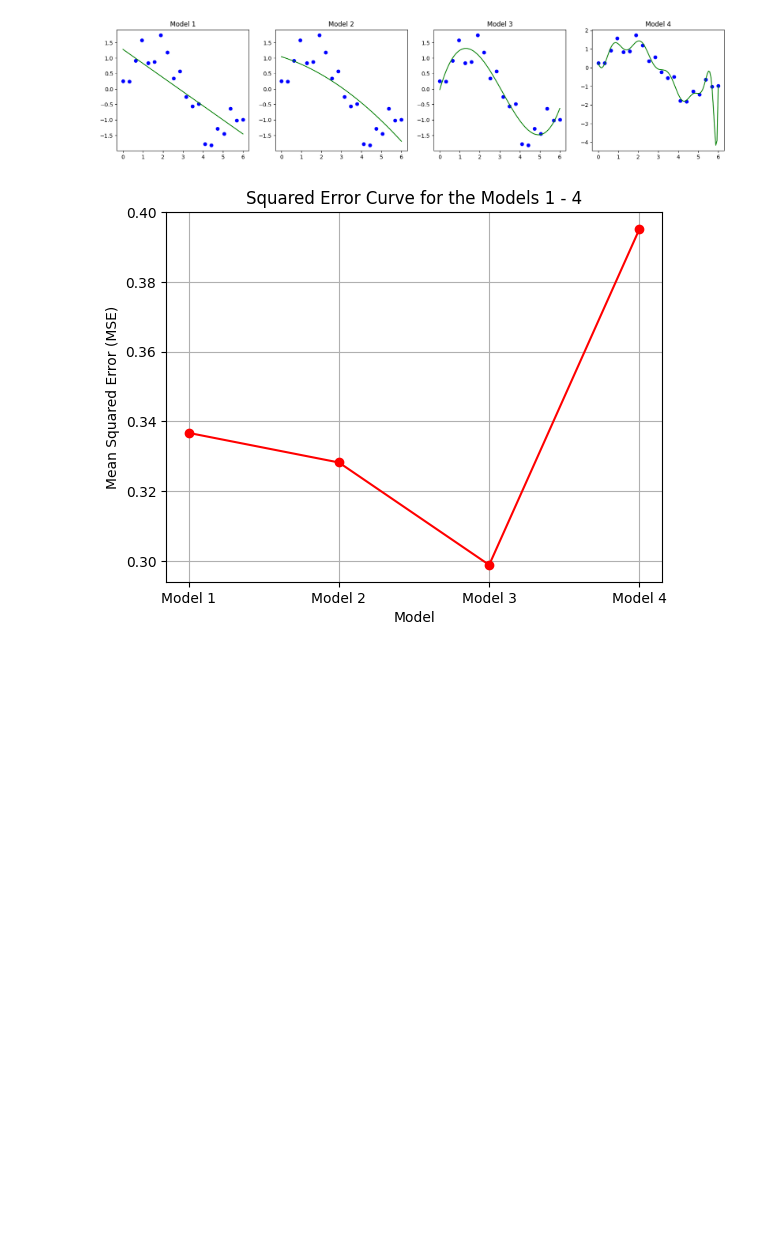
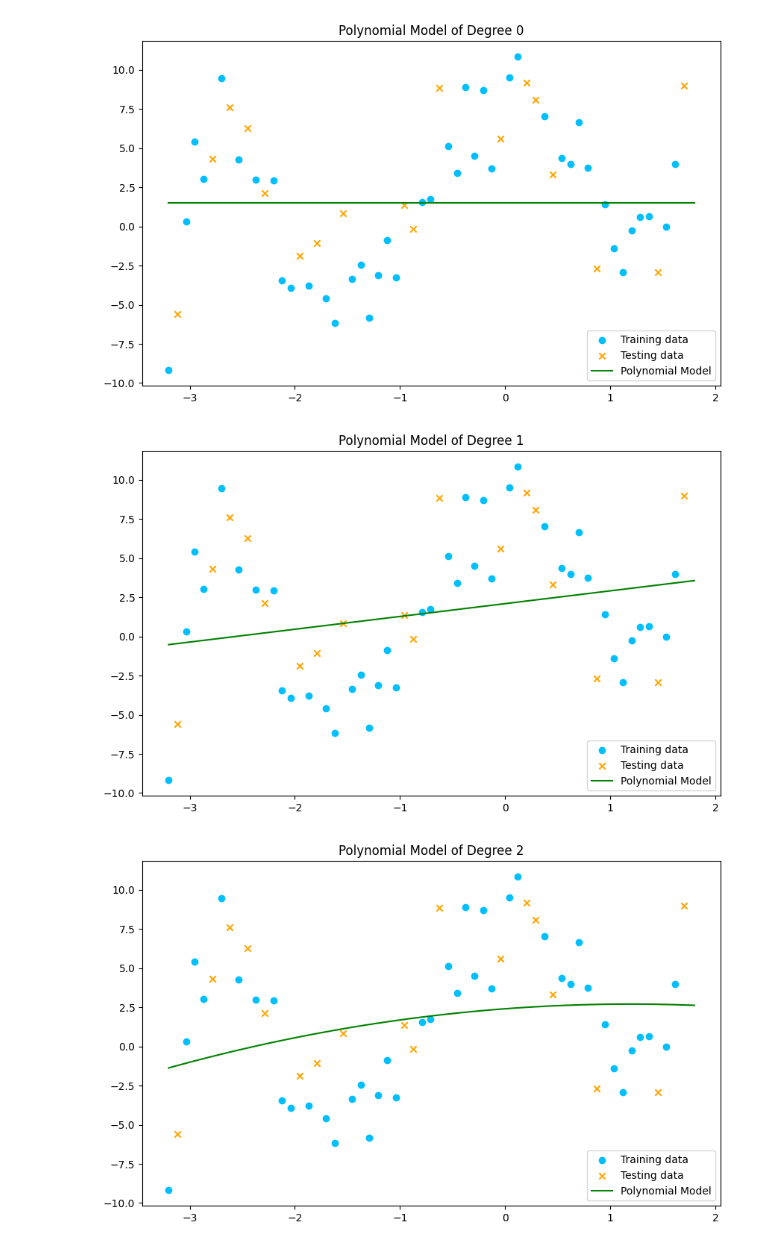
Before and after one commit to raphsenn/ai-notebooks, a Jupyter notebook: machine_learning/regularization/bias_variance_tradeoff.ipynb, the cells around one changed output. Saved outputs shown, nothing was run; the diff lists cells and outputs as text; code cells hidden in the pictures; blank space fills up the shorter version.

```diff
--- a/machine_learning/regularization/bias_variance_tradeoff.ipynb
+++ b/machine_learning/regularization/bias_variance_tradeoff.ipynb
@@ -95,33 +150,22 @@ models = ['Model 1', 'Model 2', 'Model 3', 'Model 4']
-# %%
-fig, axs = plt.subplots(1, 4, figsize=(20, 4))
-
-# Plot each subplot
-axs[0].set_title("Model 1")
-axs[0].plot(X_train, y_train, 'bo')
-axs[0].plot(X_continues, model1.predict(X_continues.reshape(-1, 1)), color='green')
-
-axs[1].set_title("Model 2")
-axs[1].plot(X_train, y_train, 'bo')
-axs[1].plot(X_continues, model2.predict(X_continues.reshape(-1, 1)), color='green')
-
-axs[2].set_title("Model 3")
-axs[2].plot(X_train, y_train, 'bo')
-axs[2].plot(X_continues, model3.predict(X_continues.reshape(-1, 1)), color='green')
-
-axs[3].set_title("Model 4")
-axs[3].plot(X_train, y_train, 'bo')
-axs[3].plot(X_continues, model4.predict(X_continues.reshape(-1, 1)), color='green')
-
-plt.show()
-# %% [output]
-[figure, removed]
-# %%
-# Plotting the squared error curve
-plt.plot(models, mse_values, marker='o', linestyle='-', color='red')
-plt.title("Squared Error Curve for the Models 1 - 4")
-plt.xlabel("Model")
-plt.ylabel("Mean Squared Error (MSE)")
-plt.grid(True)
-plt.show()
-# %% [output]
-[figure, removed]
+# %%
+# Create different polynomial models
+degrees = [0, 1, 2, 3, 4, 5, 6, 7, 8, 9, 10, 11, 12]
+models = {degree: PolynomialRegression(degree) for degree in degrees}
+
+# Train the diffrent models
+for _, model in models.items():
+    model.fit(X_train, y_train)
+# %%
+# Plot the different polynomial models
+for d, model in models.items():
+    fig, ax = plt.subplots(figsize=(10, 6))
+    y_pred = model.predict(X_continues)
+    ax.set_title(f'Polynomial Model of Degree {d}')
+    ax.scatter(X_train, y_train, color='deepskyblue', label='Training data')
+    ax.scatter(X_test, y_test, color='orange', marker='x', label='Testing data')
+    ax.plot(X_continues, y_pred, color='green', label='Polynomial Model')
+    ax.legend()
+# %% [output]
+[figure, added]
+[figure, added]
+[figure, added]
```
Also changed, not shown: parts of 22 cells of this notebook, 4 other files.
